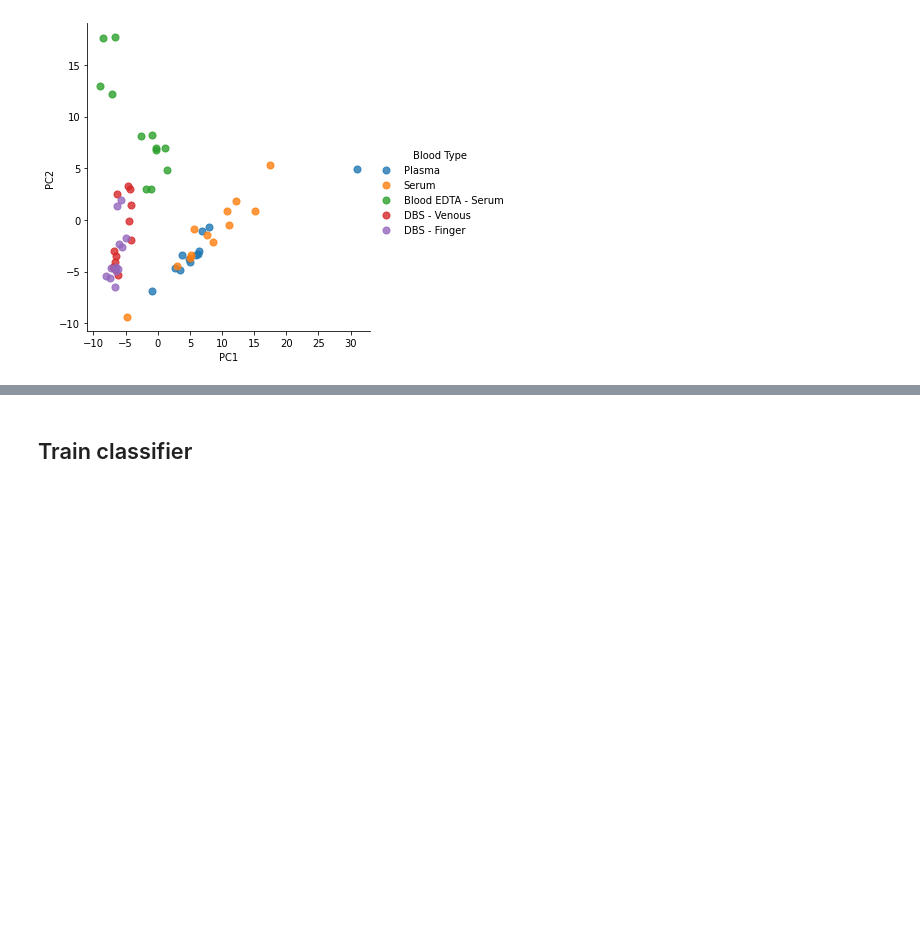
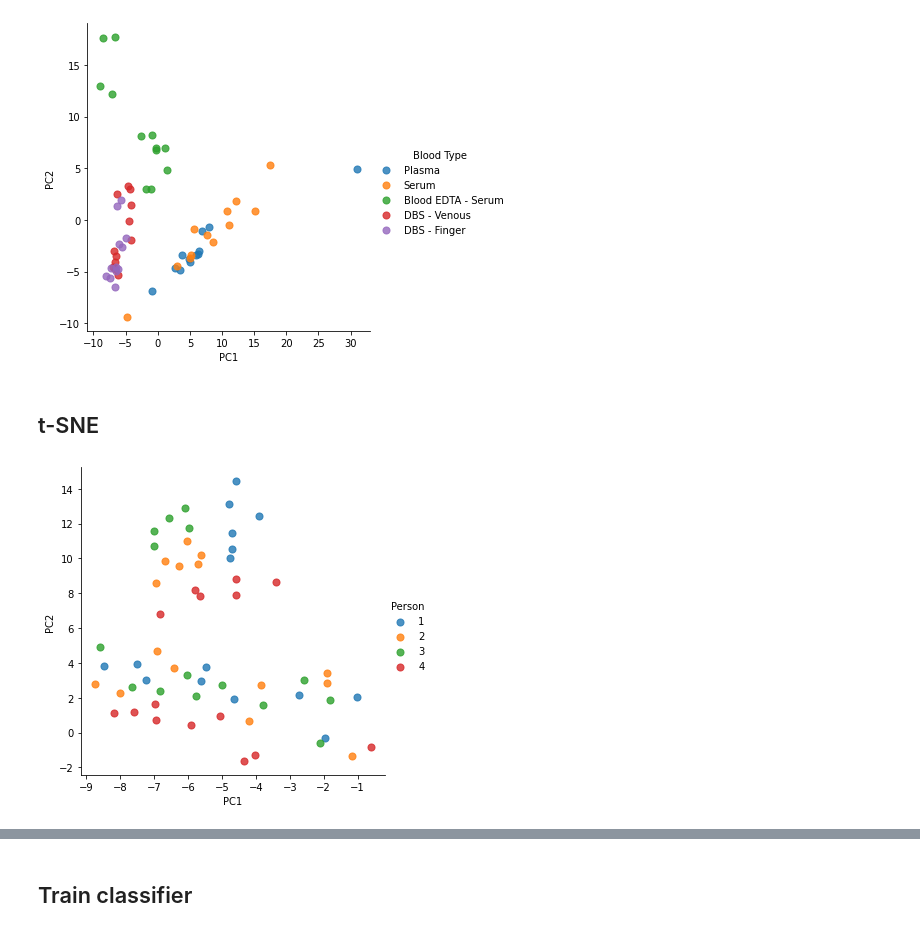
Before and after one commit to thauptmann/lipid_study, a Jupyter notebook: notebooks/data_analysis.ipynb, the cells around one changed output, grey strips where cells are left out. Saved outputs shown, nothing was run; the diff lists cells and outputs as text; code cells hidden in the pictures; blank space fills up the shorter version.

Commit message:
Add tsne

```diff
--- a/notebooks/data_analysis.ipynb
+++ b/notebooks/data_analysis.ipynb
@@ -71,3 +72,27 @@ lmplot_type = sns.lmplot( x="PC1", y="PC2",
 lmplot_type.savefig('type_pca.pdf')
 # %% [output]
 [figure]
+# %% [markdown]
+## t-SNE
+# %%
+tsne = TSNE(n_components=2, init='pca')
+lipid_data_df_without_na = lipid_data_df.dropna(axis='columns')
+lipid_data_df_without_na = (lipid_data_df_without_na-
+                            lipid_data_df_without_na.mean())/lipid_data_df_without_na.std()
+projected_lipid_data = tsne.fit_transform(lipid_data_df_without_na.drop(
+    columns=['Person', 'Blood Type', 'Date']))
+# %%
+pc_df = pd.DataFrame(data = projected_lipid_data ,
+        columns = ['PC1', 'PC2'])
+pc_df['Blood Type'] = lipid_data_df['Blood Type']
+pc_df['Person'] = lipid_data_df['Person']
+
+lmplot_persons = sns.lmplot( x="PC1", y="PC2",
+  data=pc_df,
+  fit_reg=False,
+  hue='Person', # color by cluster
+  legend=True,
+  scatter_kws={"s": 50}) # specify the point size
+lmplot_persons.savefig('persons_tsne.pdf')
+# %% [output]
+[figure, added]
```
Also changed, not shown: parts of 4 cells of this notebook.
